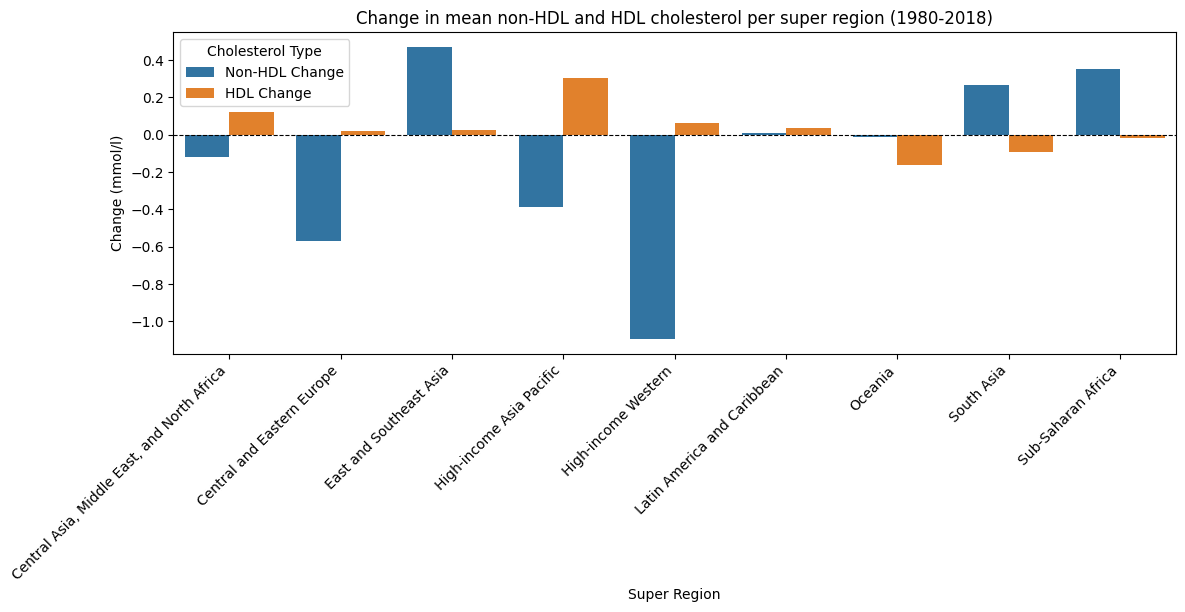
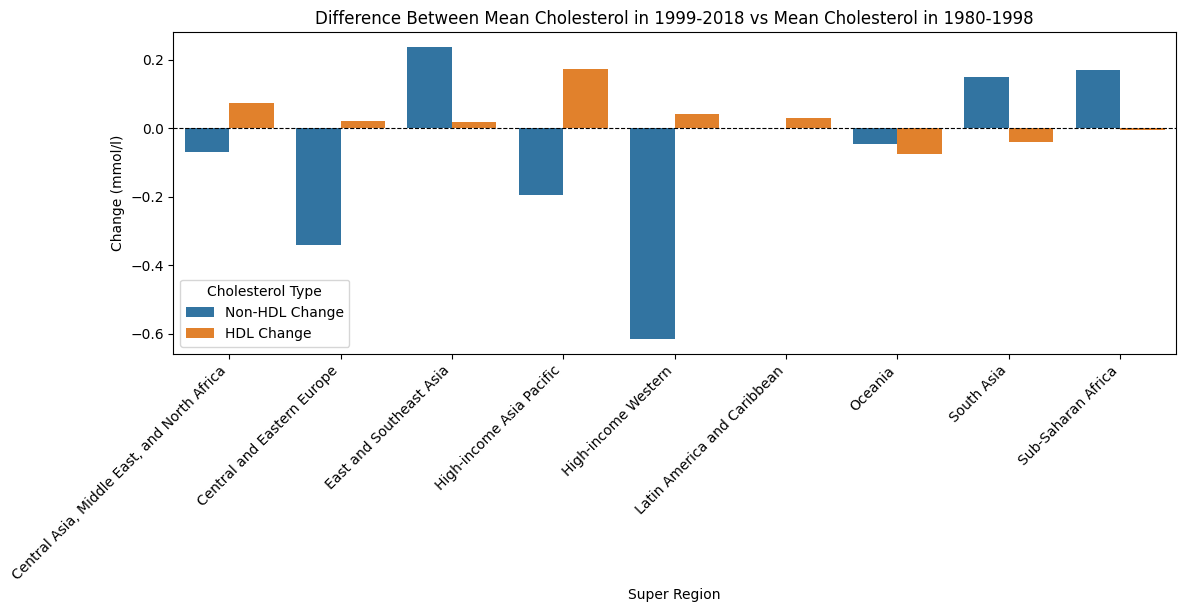
The notebook cell's code change between the first figure and the second:
--- before
+++ after
@@ -4,9 +4,9 @@
 
 df_plot = pd.DataFrame({
-    'Non-HDL Change': change_in_mean_non_HDL_regional,
-    'HDL Change': change_in_mean_HDL_regional
-}).reset_index()
+    'Non-HDL Change': change_in_mean_non_HDL_regional2.values,
+    'HDL Change': change_in_mean_HDL_regional2.values
+}, index=change_in_mean_non_HDL_regional2.index).reset_index()
 
-df_melted = df_plot.melt(
+df_melted2 = df_plot.melt(
     id_vars='super_region',
     value_vars=['Non-HDL Change', 'HDL Change'],
@@ -17,5 +17,5 @@
 
 sns.barplot(
-    data=df_melted,
+    data=df_melted2,
     x='super_region',
     y='Change (mmol/l)',
@@ -26,4 +26,5 @@
 plt.tight_layout()
 plt.xlabel('Super Region')
-plt.title('Change in mean non-HDL and HDL cholesterol per super region (1980-2018)')
+plt.title('Difference Between Mean Cholesterol in 1999-2018 vs Mean Cholesterol in 1980-1998')
 plt.show()
+plt.savefig('difference_between_mean_cholesterol_first_half_and_second_half')

Commit: Created using Colab